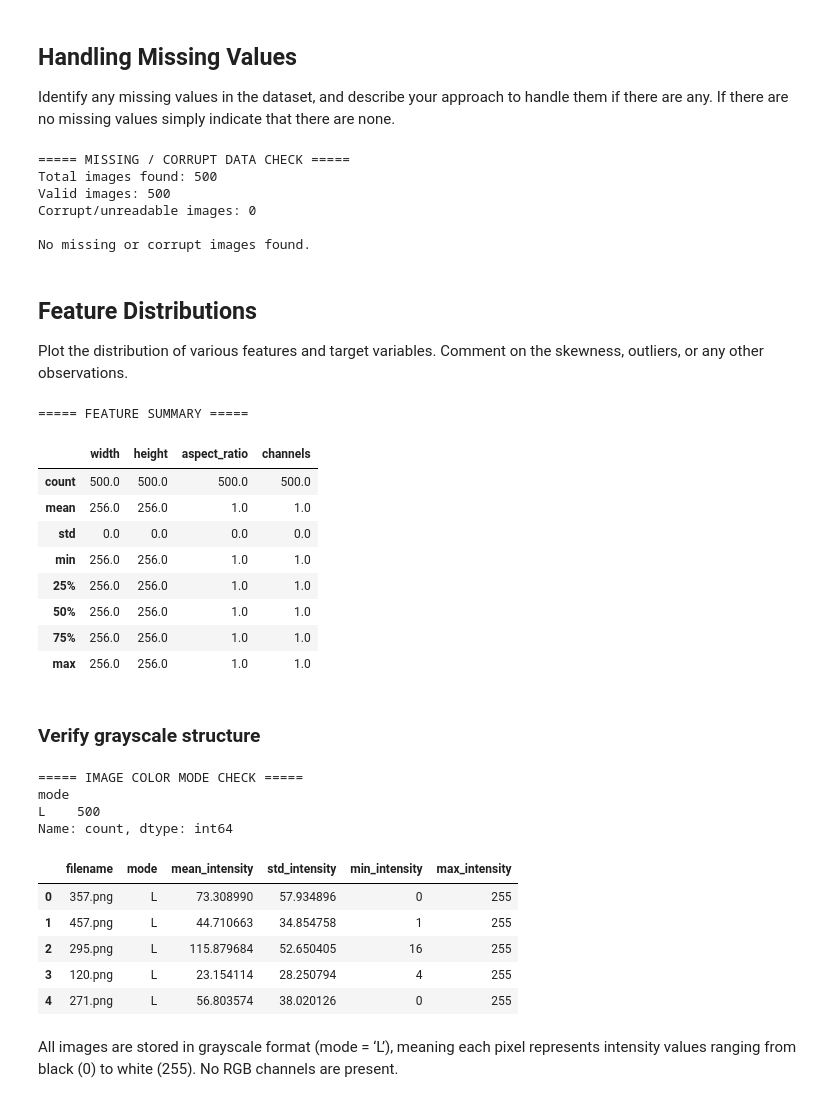
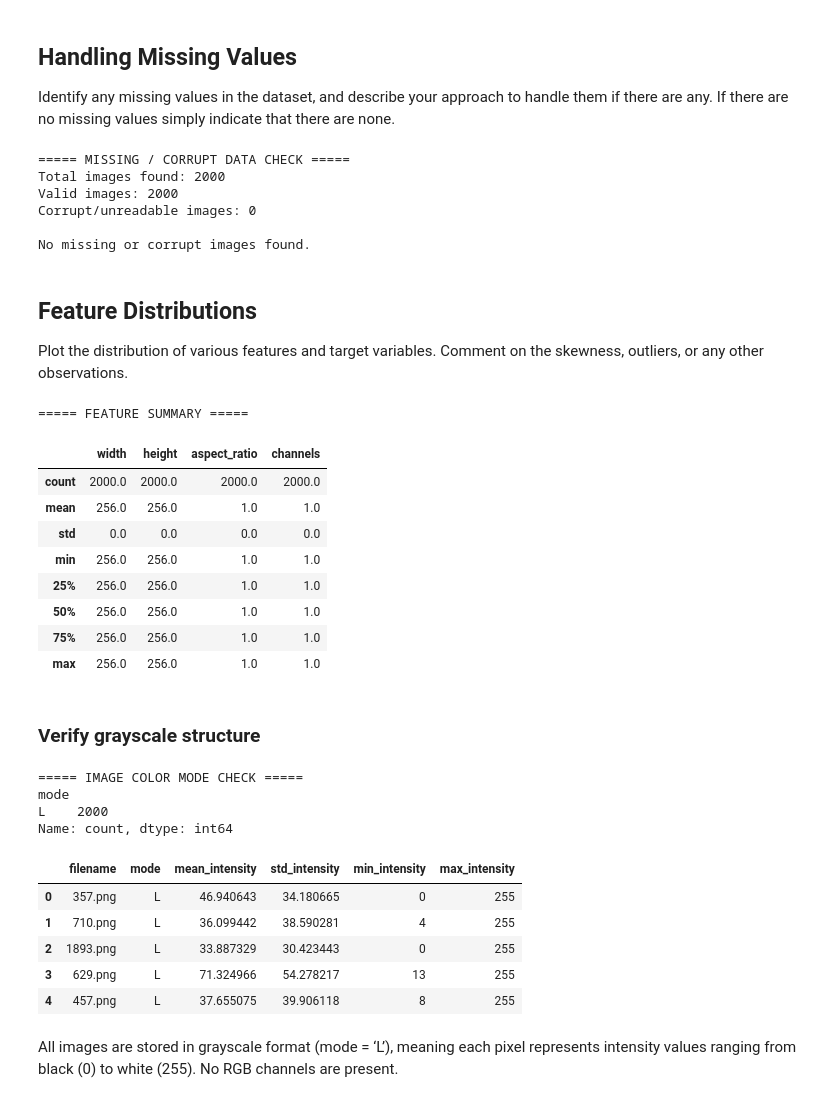
Before and after one commit to kaSae6/AnatomicStructuresSegmentation, a Jupyter notebook: 1_DatasetCharacteristics/exploratory_data_analysis.ipynb, the cells around one changed output. Saved outputs shown, nothing was run; the diff lists cells and outputs as text; code cells hidden in the pictures.

```diff
--- a/1_DatasetCharacteristics/exploratory_data_analysis.ipynb
+++ b/1_DatasetCharacteristics/exploratory_data_analysis.ipynb
@@ -13,7 +13,7 @@ import matplotlib.pyplot as plt
 # ----------------------------------------------------
 # Dataset path (relative to notebook location)
 # ----------------------------------------------------
-dataset_path = Path("data/test-images/test-images")
+dataset_path = Path("data/train-images/train-images")
 
 # Collect PNG files
 image_files = list(dataset_path.glob("*.png"))
@@ -126,7 +126,7 @@ from PIL import Image, UnidentifiedImageError
 import pandas as pd
 
 # Path to dataset
-dataset_path = Path("data/test-images/test-images")
+dataset_path = Path("data/train-images/train-images")
 
 image_files = list(dataset_path.glob("*.png"))
 
@@ -162,8 +162,8 @@ else:
     print("\nNo missing or corrupt images found.")
 # %% [output]
 ===== MISSING / CORRUPT DATA CHECK =====
-Total images found: 500
-Valid images: 500
+Total images found: 2000
+Valid images: 2000
 Corrupt/unreadable images: 0
 
 No missing or corrupt images found.
@@ -177,7 +177,7 @@ import pandas as pd
 import matplotlib.pyplot as plt
 import numpy as np
 
-dataset_path = Path("data/test-images/test-images")
+dataset_path = Path("data/train-images/train-images")
 image_files = list(dataset_path.glob("*.png"))
 
 data = []
@@ -204,7 +204,7 @@ display(df.describe())
 # %% [output]
 ===== FEATURE SUMMARY =====
 |  | width | height | aspect_ratio | channels |
-| count | 500.0 | 500.0 | 500.0 | 500.0 |
+| count | 2000.0 | 2000.0 | 2000.0 | 2000.0 |
 | mean | 256.0 | 256.0 | 1.0 | 1.0 |
 | std | 0.0 | 0.0 | 0.0 | 0.0 |
 | min | 256.0 | 256.0 | 1.0 | 1.0 |
@@ -220,42 +220,42 @@ from PIL import Image
 import numpy as np
 import pandas as pd
 
-dataset_path = Path("data/test-images/test-images")
+dataset_path = Path("data/train-images/train-images")
 image_files = list(dataset_path.glob("*.png"))
 
 info = []
 
 for img_path in image_files:
     with Image.open(img_path) as img:
         mode = img.mode  # 'L' = grayscale
 
         arr = np.array(img)
 
         info.append({
             "filename": img_path.name,
             "mode": mode,
             "mean_intensity": arr.mean(),
             "std_intensity": arr.std(),
             "min_intensity": arr.min(),
             "max_intensity": arr.max()
         })
 
 df = pd.DataFrame(info)
 
 print("===== IMAGE COLOR MODE CHECK =====")
 print(df["mode"].value_counts())
 display(df.head())
 # %% [output]
 ===== IMAGE COLOR MODE CHECK =====
 mode
-L    500
+L    2000
 Name: count, dtype: int64
 |  | filename | mode | mean_intensity | std_intensity | min_intensity | max_intensity |
-| 0 | 357.png | L | 73.308990 | 57.934896 | 0 | 255 |
-| 1 | 457.png | L | 44.710663 | 34.854758 | 1 | 255 |
-| 2 | 295.png | L | 115.879684 | 52.650405 | 16 | 255 |
-| 3 | 120.png | L | 23.154114 | 28.250794 | 4 | 255 |
-| 4 | 271.png | L | 56.803574 | 38.020126 | 0 | 255 |
+| 0 | 357.png | L | 46.940643 | 34.180665 | 0 | 255 |
+| 1 | 710.png | L | 36.099442 | 38.590281 | 4 | 255 |
+| 2 | 1893.png | L | 33.887329 | 30.423443 | 0 | 255 |
+| 3 | 629.png | L | 71.324966 | 54.278217 | 13 | 255 |
+| 4 | 457.png | L | 37.655075 | 39.906118 | 8 | 255 |
 # %% [markdown]
 All images are stored in grayscale format (mode = ‘L’), meaning each pixel represents intensity values ranging from black (0) to white (255). No RGB channels are present.
 # %% [markdown]
```
Also changed, not shown: parts of 8 cells of this notebook.
